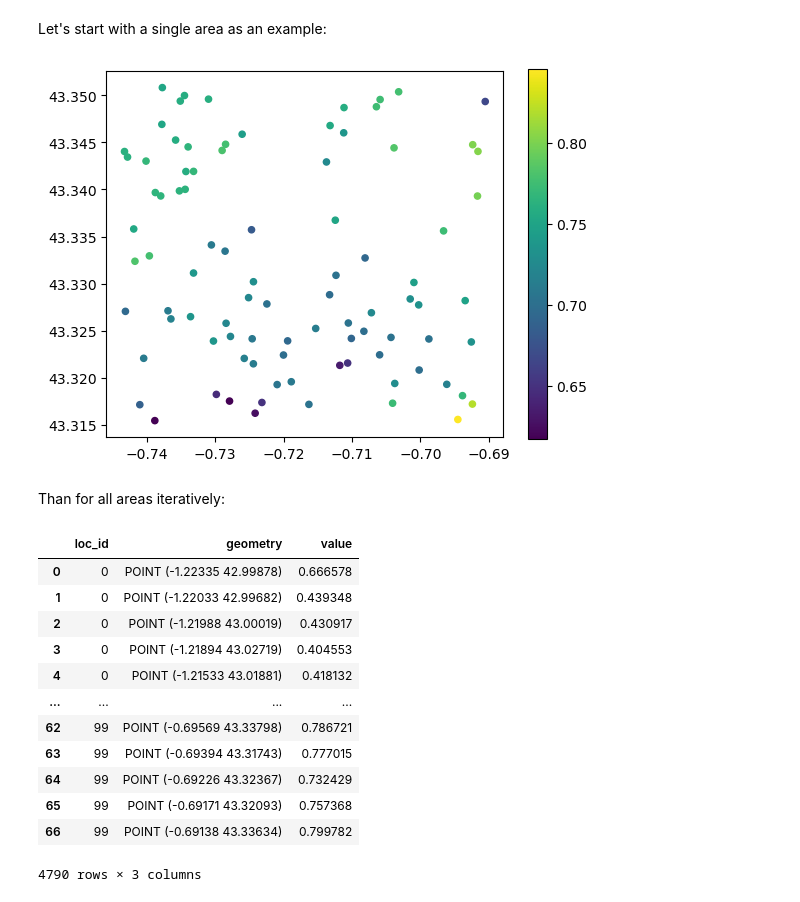
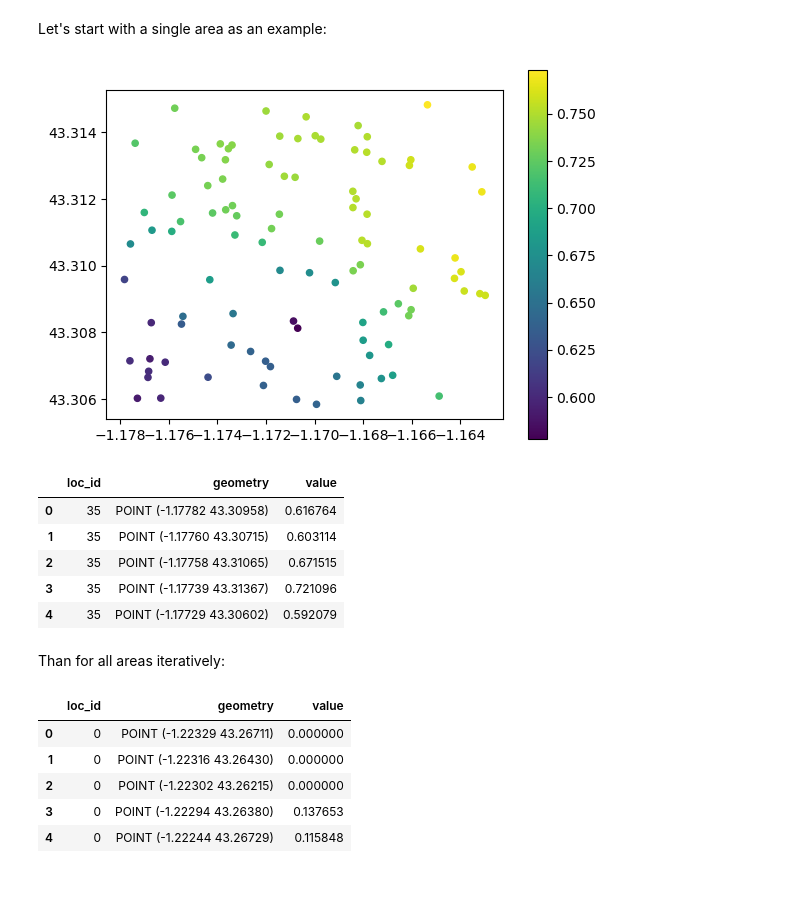
Before and after one commit to franckalbinet/trufl, a Jupyter notebook: nbs/tutorials/quick_start.ipynb, the cells around one changed output. Saved outputs shown, nothing was run; the diff lists cells and outputs as text; code cells hidden in the pictures.

```diff
--- a/nbs/tutorials/quick_start.ipynb
+++ b/nbs/tutorials/quick_start.ipynb
@@ -20,5 +22,5 @@ The autoreload extension is already loaded. To reload it, use:
 # %% [markdown]
 ## Create a vector grid from a given raster
 # %%
-fname_raster = '../files/ground-truth-02-4326-simulated.tif'
+fname_raster = '../files/ground-truth-01-4326-simulated.tif'
 gdf_grid = gridder(fname_raster, nrows=10, ncols=10)
@@ -67,7 +83,16 @@ sampler = Sampler(fname_raster)
 gdf_samples = sampler.sample(sampling_locs)
 gdf_samples.plot(column='value', s=20, legend=True);
 # %% [output]
-[figure, old version]
+[figure, new version]
+# %%
+gdf_samples.head()
+# %% [output]
+|  | loc_id | geometry | value |
+| 0 | 35 | POINT (-1.17782 43.30958) | 0.616764 |
+| 1 | 35 | POINT (-1.17760 43.30715) | 0.603114 |
+| 2 | 35 | POINT (-1.17758 43.31065) | 0.671515 |
+| 3 | 35 | POINT (-1.17739 43.31367) | 0.721096 |
+| 4 | 35 | POINT (-1.17729 43.30602) | 0.592079 |
 # %% [markdown]
 Than for all areas iteratively:
 # %%
@@ -83,19 +108,12 @@ for loc_id, n in zip(loc_ids, n_planned):
 
 gdf_samples_t0 = pd.concat(samples_t0)
 # %%
-gdf_samples_t0
+gdf_samples_t0.head()
 # %% [output]
 |  | loc_id | geometry | value |
-| 0 | 0 | POINT (-1.22335 42.99878) | 0.666578 |
-| 1 | 0 | POINT (-1.22033 42.99682) | 0.439348 |
-| 2 | 0 | POINT (-1.21988 43.00019) | 0.430917 |
-| 3 | 0 | POINT (-1.21894 43.02719) | 0.404553 |
-| 4 | 0 | POINT (-1.21533 43.01881) | 0.418132 |
-| ... | ... | ... | ... |
-| 62 | 99 | POINT (-0.69569 43.33798) | 0.786721 |
-| 63 | 99 | POINT (-0.69394 43.31743) | 0.777015 |
-| 64 | 99 | POINT (-0.69226 43.32367) | 0.732429 |
-| 65 | 99 | POINT (-0.69171 43.32093) | 0.757368 |
-| 66 | 99 | POINT (-0.69138 43.33634) | 0.799782 |
+| 0 | 0 | POINT (-1.22329 43.26711) | 0.000000 |
+| 1 | 0 | POINT (-1.22316 43.26430) | 0.000000 |
+| 2 | 0 | POINT (-1.22302 43.26215) | 0.000000 |
+| 3 | 0 | POINT (-1.22294 43.26380) | 0.137653 |
+| 4 | 0 | POINT (-1.22244 43.26729) | 0.115848 |
-4790 rows × 3 columns
 # %%
```
Also changed, not shown: parts of 11 cells of this notebook, 9 other files.
